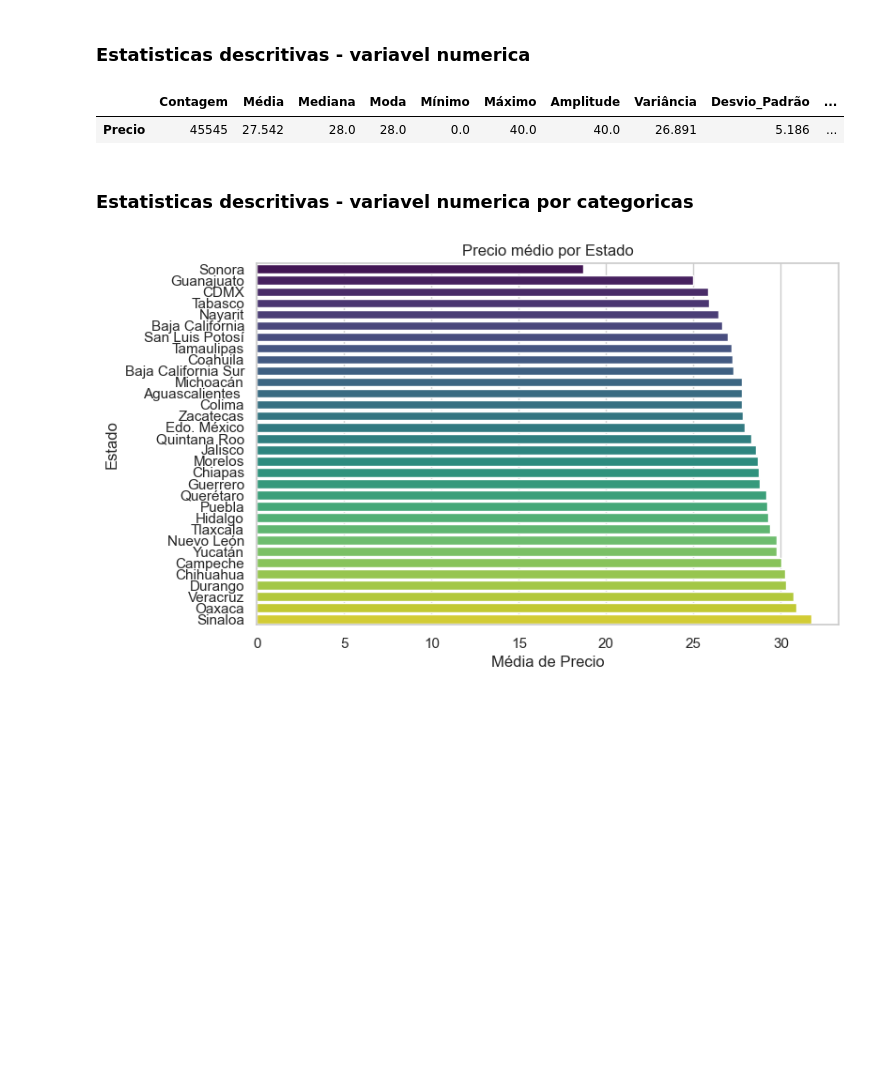
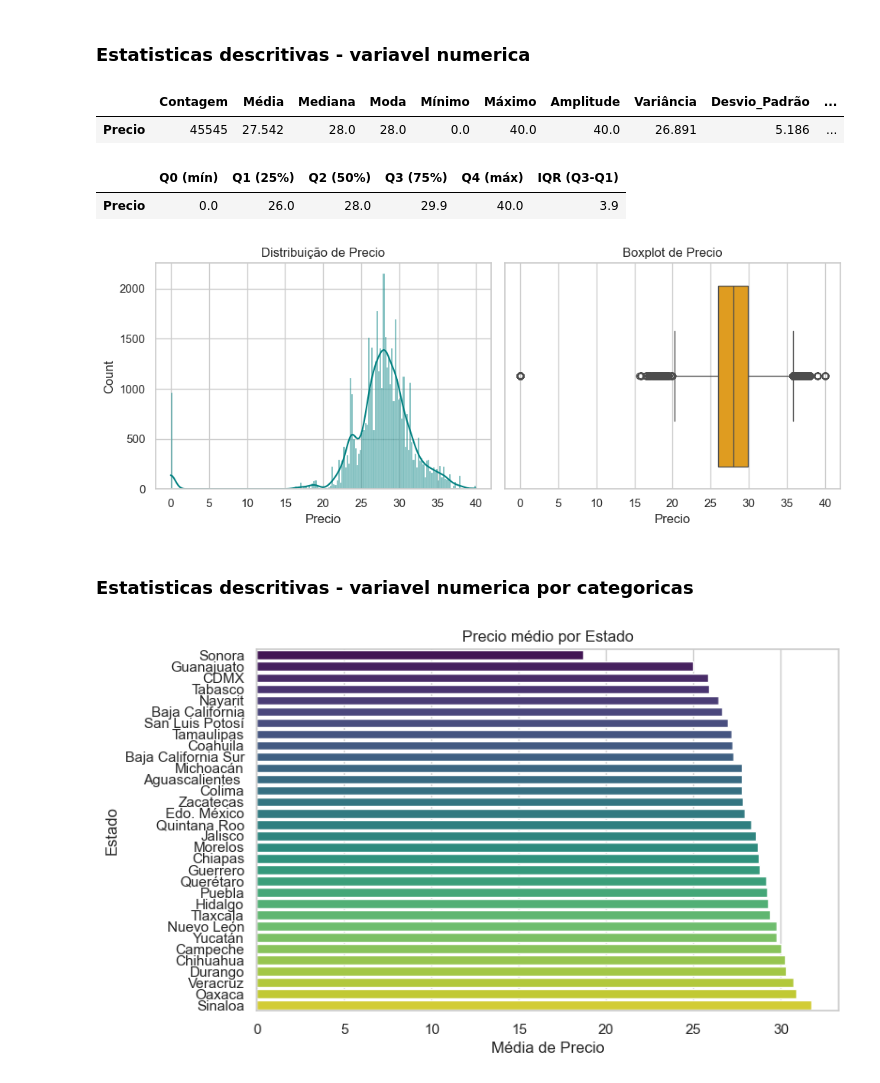
Before and after one commit to Vanessa186578/Projeto-Aplicado-I, a Jupyter notebook: notebooks/AED.ipynb, the cells around one changed output. Cells and saved outputs as stored; diff of their text form; code cells hidden in the pictures; blank space fills up the shorter version.

```diff
--- a/notebooks/AED.ipynb
+++ b/notebooks/AED.ipynb
@@ -87,6 +87,34 @@ def resumo_estatistico(df):
     }).round(3)
 
     return resumo
+
+def medidas_posicao(df):
+
+    num_df = df.select_dtypes(include=[np.number])
+
+    q = num_df.quantile([0, 0.25, 0.5, 0.75, 1]).T
+    q.columns = ['Q0 (mín)', 'Q1 (25%)', 'Q2 (50%)', 'Q3 (75%)', 'Q4 (máx)']
+    q['IQR (Q3-Q1)'] = q['Q3 (75%)'] - q['Q1 (25%)']
+    return q.round(3)
+
+
+def plot_distribuicoes(df):
+
+    num_cols = df.select_dtypes(include=[np.number]).columns
+
+    for col in num_cols:
+        fig, ax = plt.subplots(1, 2, figsize=(10, 4))
+
+        # Histograma
+        sns.histplot(df[col].dropna(), kde=True, ax=ax[0], color='teal')
+        ax[0].set_title(f'Distribuição de {col}')
+
+        # Boxplot
+        sns.boxplot(x=df[col], ax=ax[1], color='orange')
+        ax[1].set_title(f'Boxplot de {col}')
+
+        plt.tight_layout()
+        plt.show()
 # %%
 df = read_data(DATA_PATH)
 print('Dados carregados com sucesso')
@@ -123,6 +151,15 @@ resumo_estatistico(df)
 # %% [output]
 |  | Contagem | Média | Mediana | Moda | Mínimo | Máximo | Amplitude | Variância | Desvio_Padrão | ... |
 | Precio | 45545 | 27.542 | 28.0 | 28.0 | 0.0 | 40.0 | 40.0 | 26.891 | 5.186 | ... |
+# %%
+display(medidas_posicao(df))
+# %% [output]
+|  | Q0 (mín) | Q1 (25%) | Q2 (50%) | Q3 (75%) | Q4 (máx) | IQR (Q3-Q1) |
+| Precio | 0.0 | 26.0 | 28.0 | 29.9 | 40.0 | 3.9 |
+# %%
+plot_distribuicoes(df)
+# %% [output]
+[figure, added]
 # %% [markdown]
 ### Estatisticas descritivas - variavel numerica por categoricas
 # %%
```
